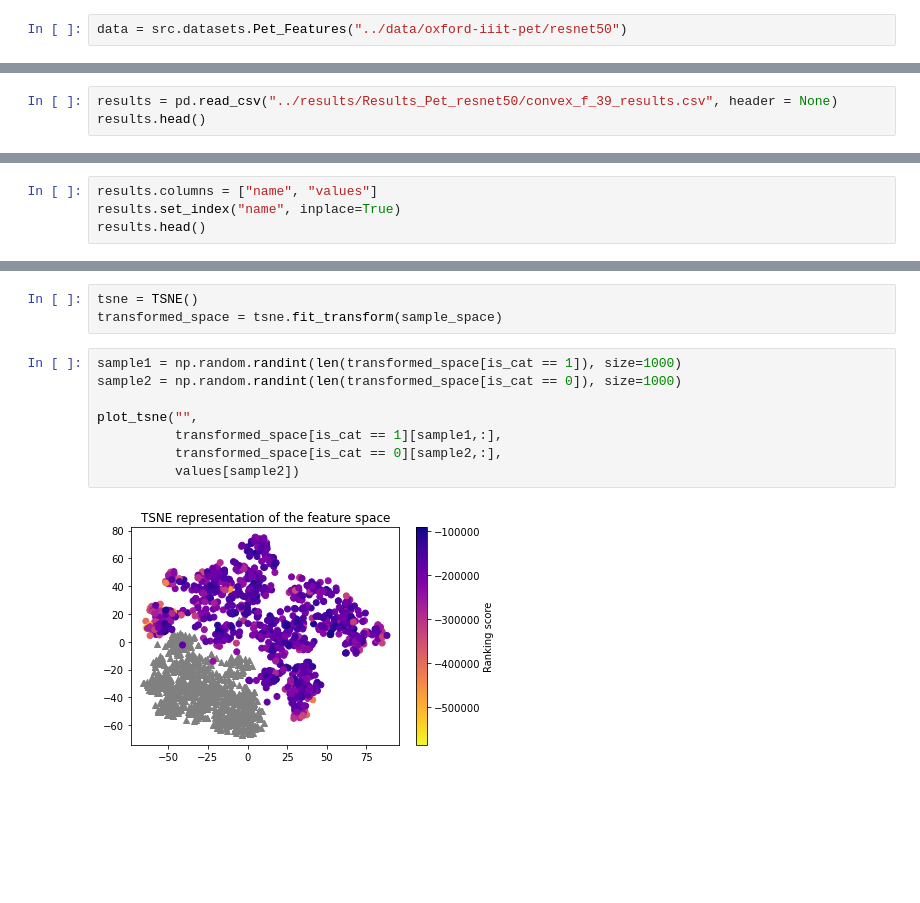
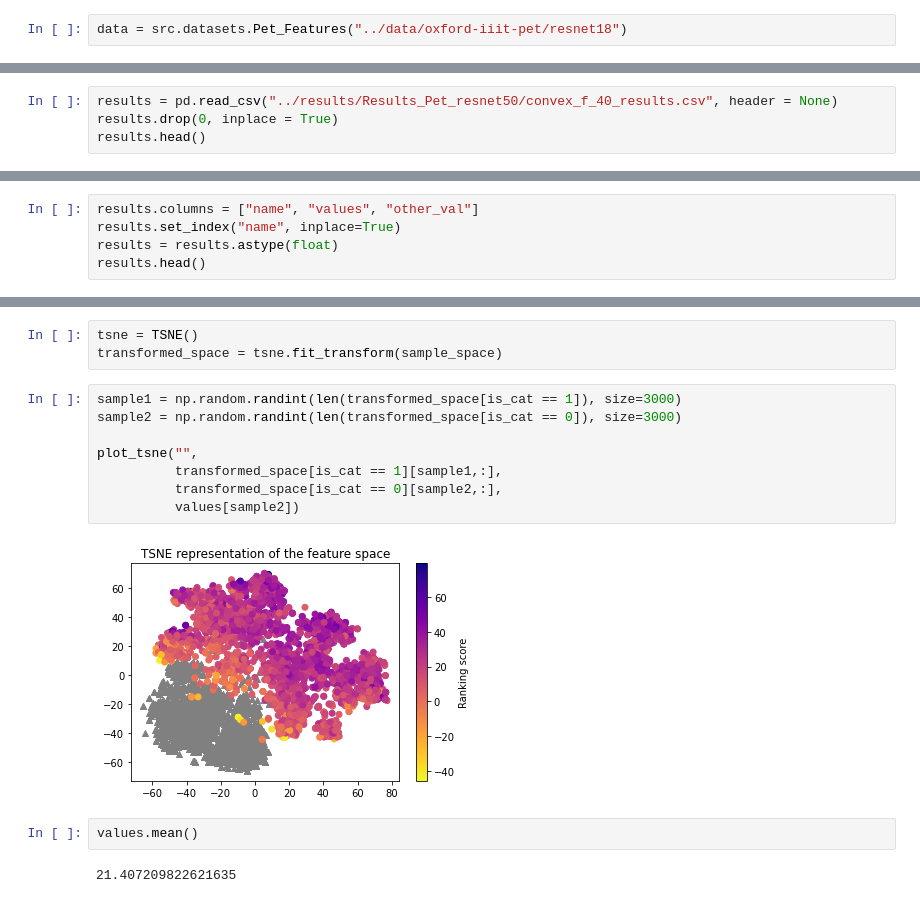
Before and after one commit to nobias-project/OT-ICNN-bias, a Jupyter notebook: notebooks/Feature spaces.ipynb, the cells around one changed output, grey strips where cells are left out. Cells and saved outputs as stored; diff of their text form; blank space fills up the shorter version.

```diff
--- a/notebooks/Feature spaces.ipynb
+++ b/notebooks/Feature spaces.ipynb
@@ -26,10 +45,11 @@ def plot_tsne(path, array1, array2, scores):
     # plt.savefig(path + "/Tsne_plot.jpeg")
     plt.show()
 # %%
-data = src.datasets.Pet_Features("../data/oxford-iiit-pet/resnet50")
+data = src.datasets.Pet_Features("../data/oxford-iiit-pet/resnet18")
 # %%
 dataloader = torch.utils.data.DataLoader(data, batch_size=1)
 # %%
-results = pd.read_csv("../results/Results_Pet_resnet50/convex_f_39_results.csv", header = None)
+results = pd.read_csv("../results/Results_Pet_resnet50/convex_f_40_results.csv", header = None)
+results.drop(0, inplace = True)
 results.head()
 # %% [output]
@@ -42,5 +62,6 @@ results.head()
 # %%
-results.columns = ["name", "values"]
+results.columns = ["name", "values", "other_val"]
 results.set_index("name", inplace=True)
+results = results.astype(float)
 results.head()
 # %% [output]
@@ -69,12 +90,16 @@ values = np.array(values)
 tsne = TSNE()
 transformed_space = tsne.fit_transform(sample_space)
 # %%
-sample1 = np.random.randint(len(transformed_space[is_cat == 1]), size=1000)
-sample2 = np.random.randint(len(transformed_space[is_cat == 0]), size=1000)
+sample1 = np.random.randint(len(transformed_space[is_cat == 1]), size=3000)
+sample2 = np.random.randint(len(transformed_space[is_cat == 0]), size=3000)
 
 plot_tsne("",
           transformed_space[is_cat == 1][sample1,:],
           transformed_space[is_cat == 0][sample2,:],
           values[sample2])
 # %% [output]
-[figure, old version]
+[figure, new version]
+# %%
+values.mean()
+# %% [output]
+21.407209822621635
```
Also changed, not shown: parts of 18 cells of this notebook, 3 other files.
